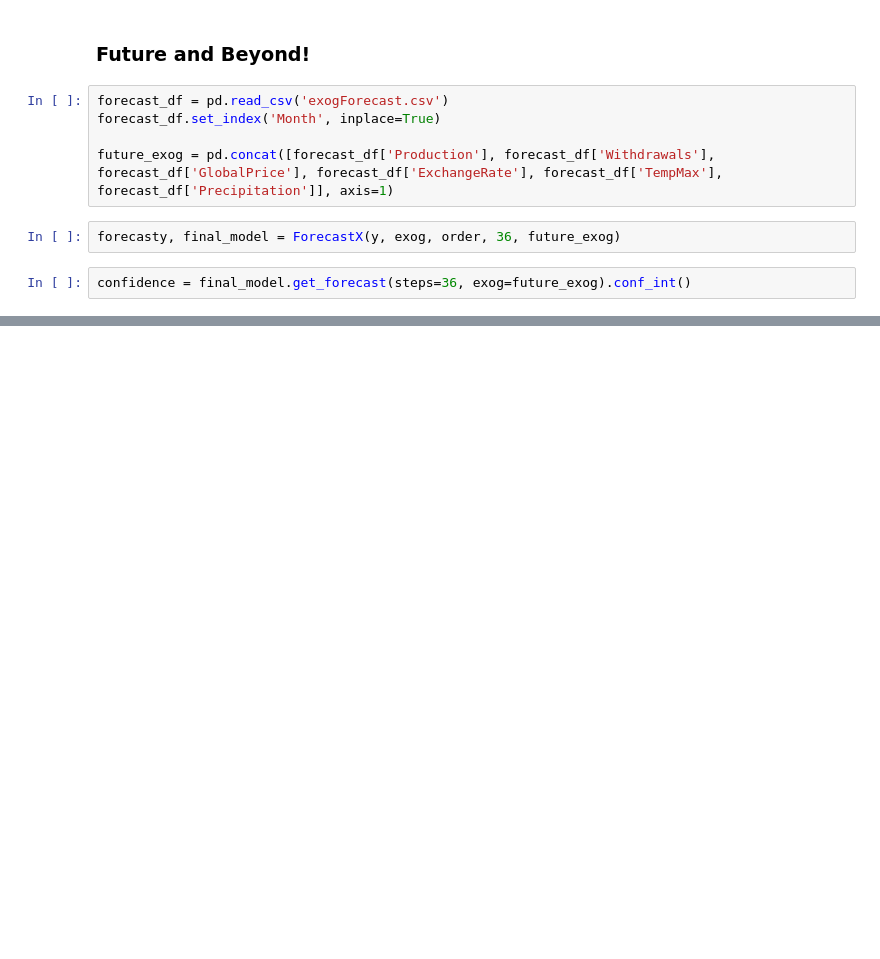
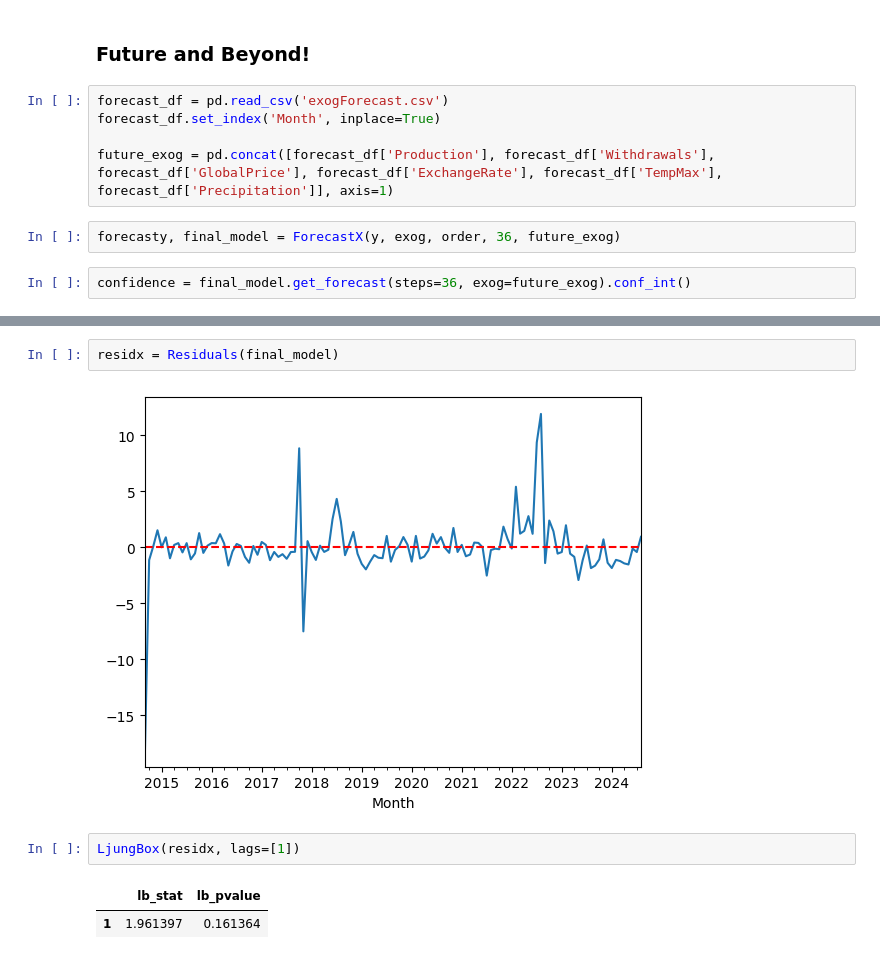
Before and after one commit to LeinnarF/Math_Modeling_Research_ARIMAX, a Jupyter notebook: ARIMAX.ipynb, the cells around one changed output, grey strips where cells are left out. Cells and saved outputs as stored; diff of their text form; blank space fills up the shorter version.

```diff
--- a/ARIMAX.ipynb
+++ b/ARIMAX.ipynb
@@ -151,0 +189,9 @@ Forecastedx_plot(price, forecasty, confidence.values)
+# %%
+residx = Residuals(final_model)
+# %% [output]
+[figure, added]
+# %%
+LjungBox(residx, lags=[1])
+# %% [output]
+|  | lb_stat | lb_pvalue |
+| 1 | 1.961397 | 0.161364 |
```
Also changed, not shown: parts of 5 cells of this notebook, 2 other files.
